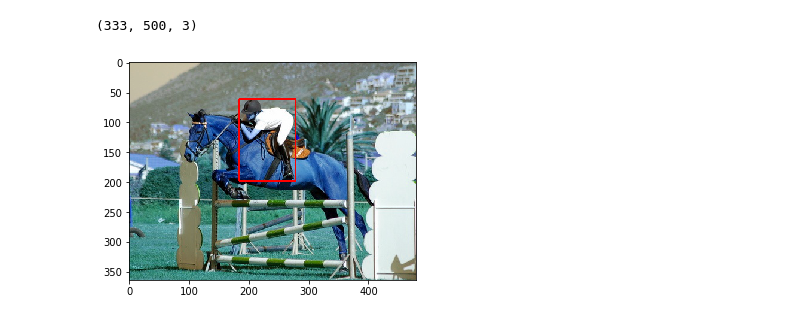
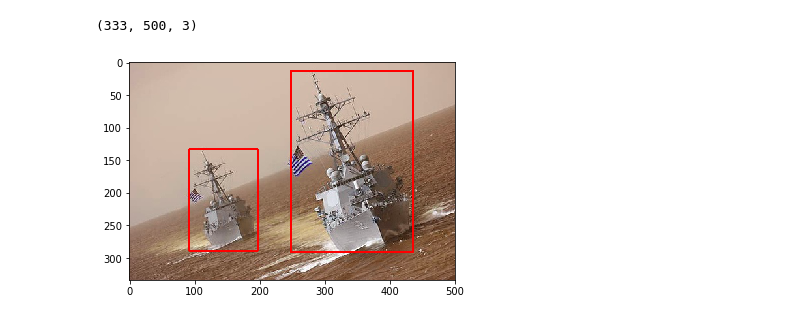
Before and after one commit to hktxt/fasterrcnn, a Jupyter notebook: Dev/dataset.ipynb, the cells around one changed output. Saved outputs shown, nothing was run; the diff lists cells and outputs as text; code cells hidden in the pictures.

```diff
--- a/Dev/dataset.ipynb
+++ b/Dev/dataset.ipynb
@@ -113,7 +110,7 @@ print(bc)
 # %% [output]
 12608
 # %%
-img = dataset[0][0]
+img = dataset[3][0]
 # %%
 cv2.rectangle(img, (155,96), (350,269), (255,0,0), 2)
 plt.imshow(img)
@@ -127,13 +124,14 @@ img.shape
 # %%
 def show_one_image(dataset, num=None):
     if num == None:
-        num = np.random.randint(0,len(trainset))
-
+        num = np.random.randint(0,len(dataset))
     img, bbox, label, _ = dataset[num][0], dataset[num][1], dataset[num][2], dataset[num][3]
-    cv2.rectangle(img, (bbox[0][0],bbox[0][1]), (bbox[0][2],bbox[0][3]), (255,0,0), 2)
+    for i in range(len(bbox)):
+        x1, y1, x2, y2 = bbox[i][0], bbox[i][1], bbox[i][2], bbox[i][3]
+        cv2.rectangle(img, (x1,y1), (x2,y2), (255,0,0), 2)
     plt.imshow(img)
     plt.show()
 # %%
-show_one_image(dataset, num=1)
+show_one_image(dataset)
 # %% [output]
-[figure, old version]
+[figure, new version]
```
Also changed, not shown: parts of 3 cells of this notebook, 22 other files.
